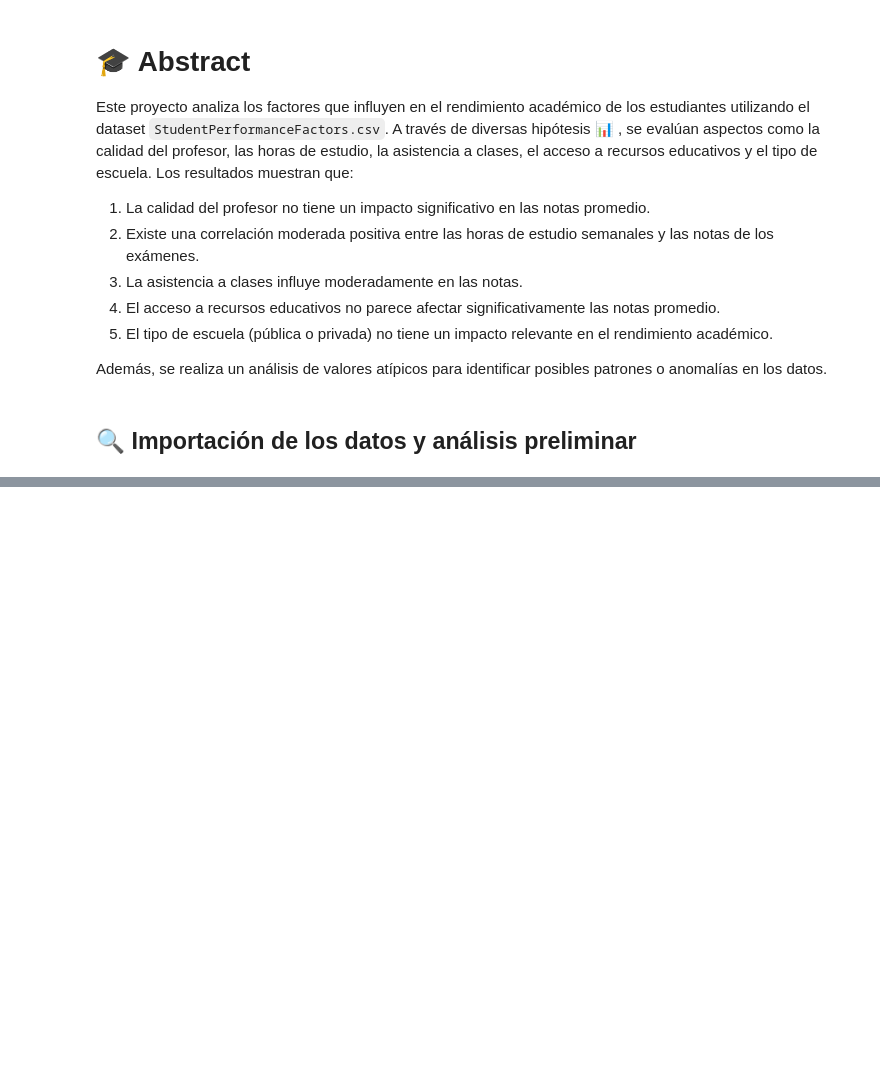
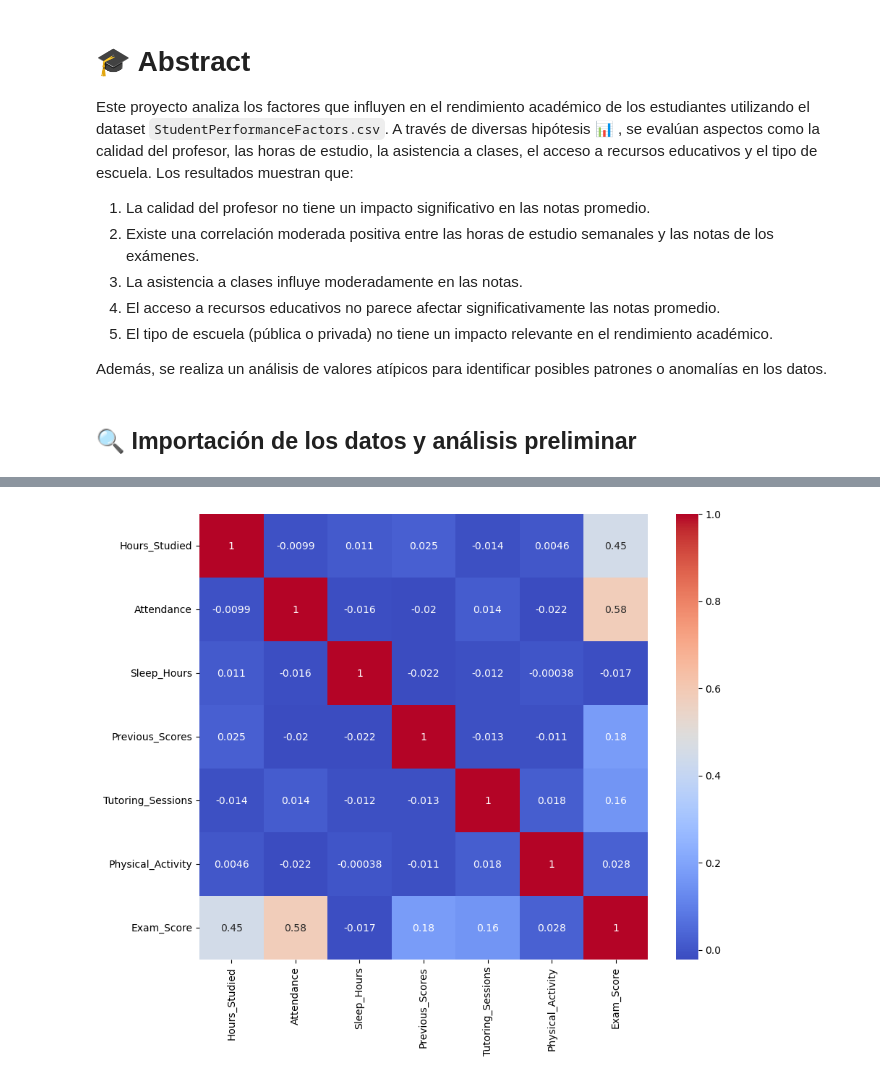
Before and after one commit to LuqGon/student_performance, a Jupyter notebook: student_performance_factors.ipynb, the cells around one changed output, grey strips where cells are left out. Saved outputs shown, nothing was run; the diff lists cells and outputs as text; code cells hidden in the pictures; blank space fills up the shorter version.

```diff
--- a/student_performance_factors.ipynb
+++ b/student_performance_factors.ipynb
@@ -314,0 +23,3 @@ Cantidad de outliers superiores: 76
+# %%
+archivo = "./StudentPerformanceFactors.csv"
+df_student_performance = pd.read_csv(archivo)
@@ -314,0 +69,9 @@ Cantidad de outliers superiores: 76
+# %%
+df_numericas = df_student_performance.select_dtypes(include="int64")
+# %%
+matriz_correlacion = df_numericas.corr()
+plt.figure(figsize=(10, 8))
+sns.heatmap(matriz_correlacion,annot=True,cmap="coolwarm")
+plt.show()
+# %% [output]
+[figure, added]
```
Also changed, not shown: parts of 61 cells of this notebook.
